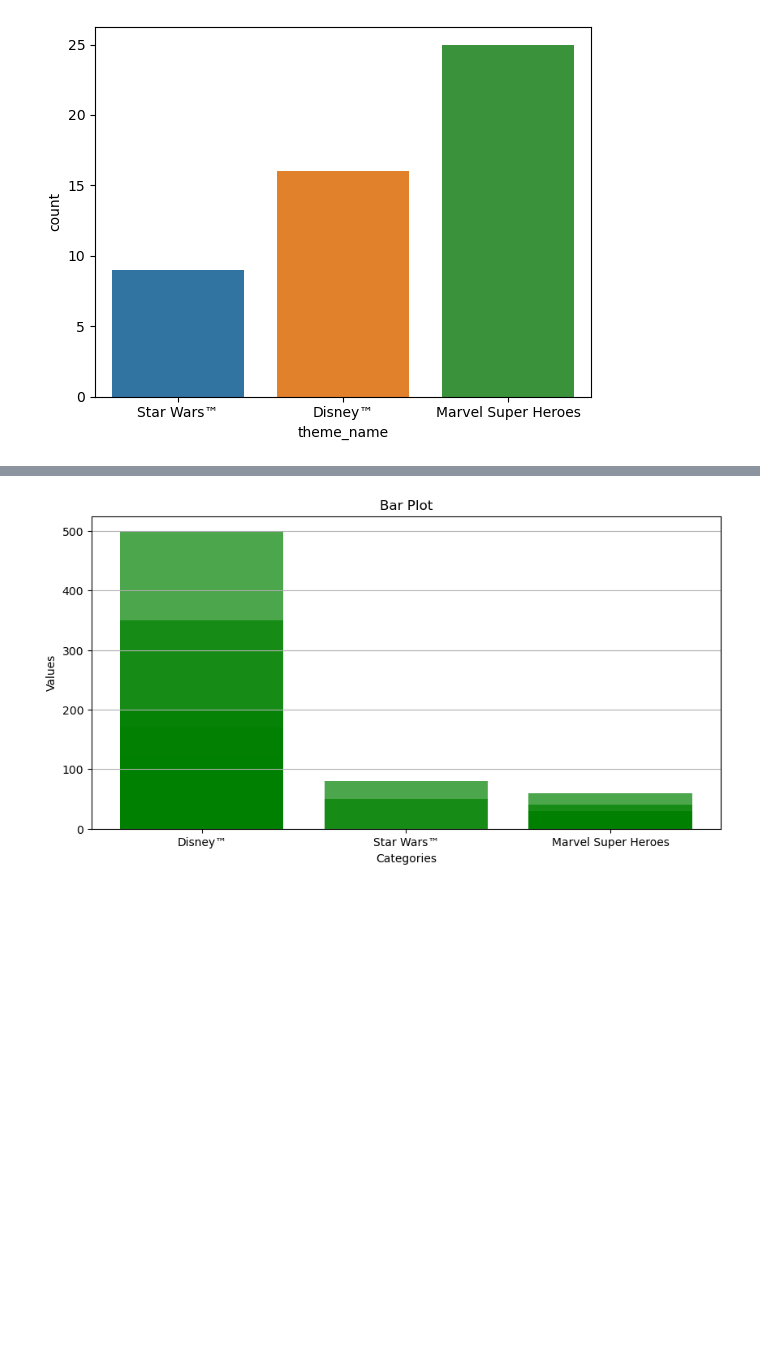
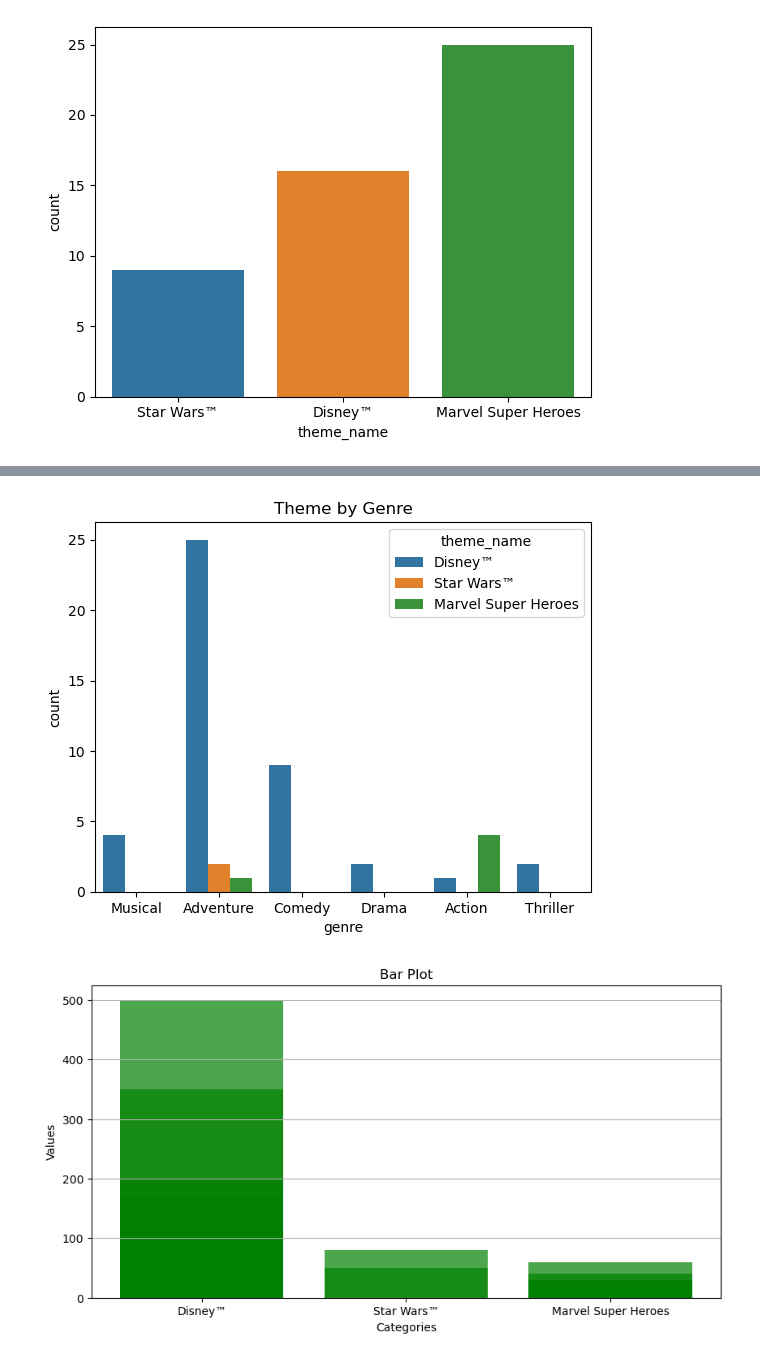
Before and after one commit to princessabrelli/Week_3_project, a Jupyter notebook: disney-legos.ipynb, the cells around one changed output, grey strips where cells are left out. Cells and saved outputs as stored; diff of their text form; code cells hidden in the pictures; blank space fills up the shorter version.

```diff
--- a/disney-legos.ipynb
+++ b/disney-legos.ipynb
@@ -209,3 +218,9 @@ plt.show()
+# %%
+sns.countplot(x='genre', hue='theme_name', data=top_50)
+plt.title('Theme by Genre')
+plt.show()
+# %% [output]
+[figure, added]
 # %%
 plt.figure(figsize=(10, 5))  # Set the figure size
 plt.bar(top_50['theme_name'], top_lego['list_price'], color='g', alpha=0.7)
```
Also changed, not shown: parts of 9 cells of this notebook.
